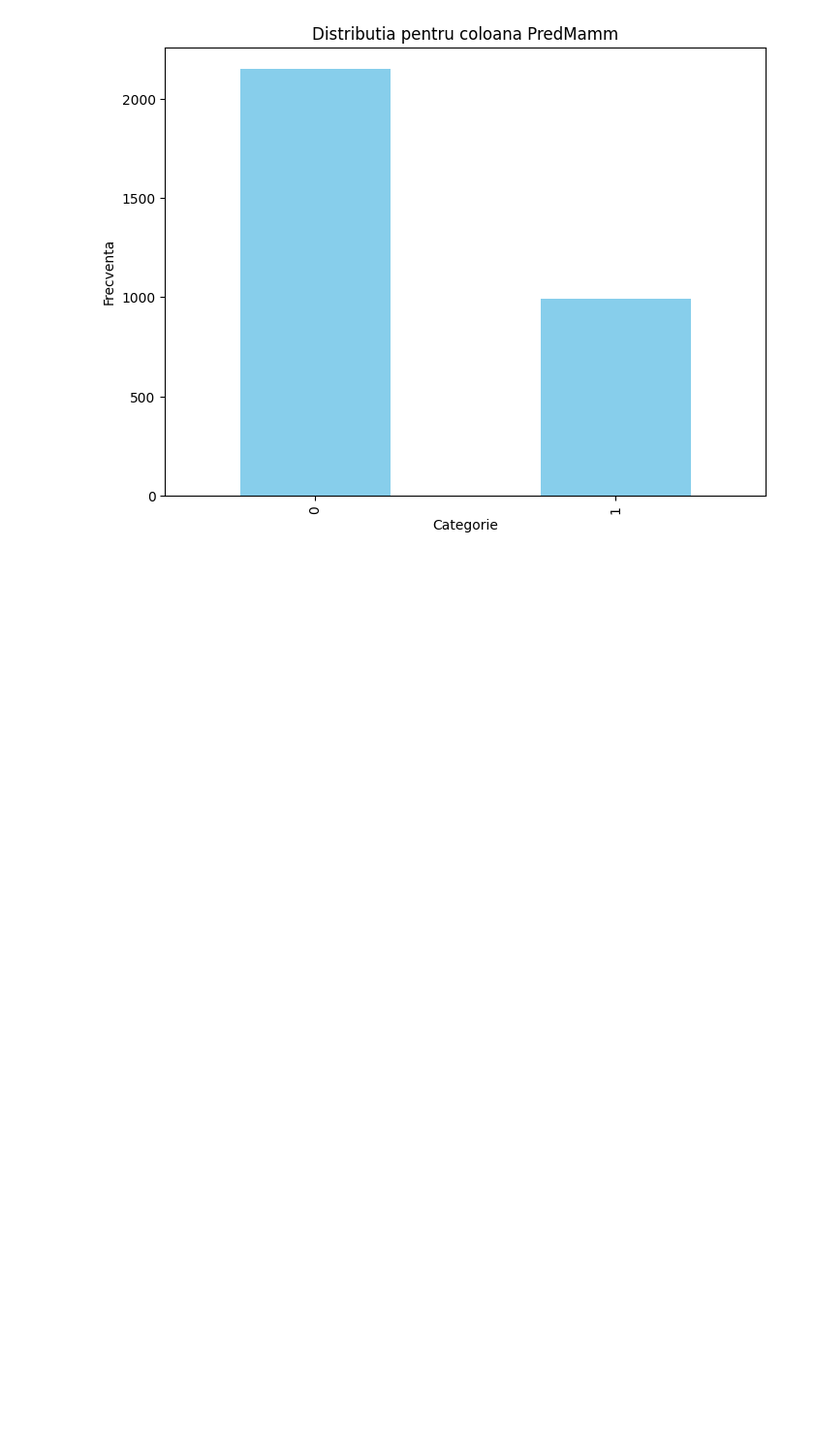
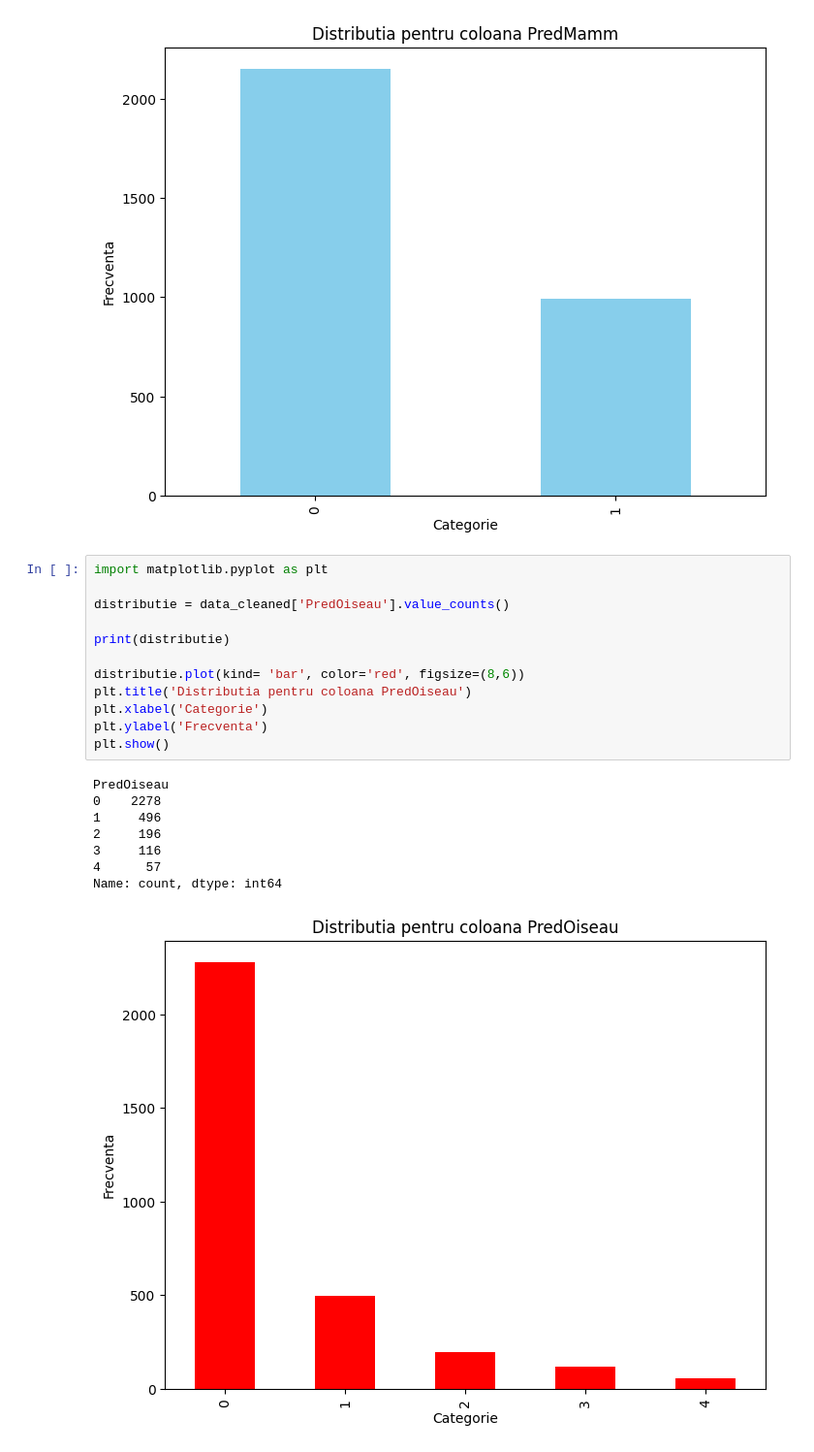
Before and after one commit to BejenaruIoanMatei/FacultateAI, a Jupyter notebook: Dataset/Analysis.ipynb, the cells around one changed output. Shown at 97% size. Drawn from its saved outputs; the diff is of its cells as text; blank space fills up the shorter version.

Commit message:
Analiza set de date pt 8
modificat valorile din PredMamm si PredOiseau

```diff
--- a/Dataset/Analysis.ipynb
+++ b/Dataset/Analysis.ipynb
@@ -308,3 +308,24 @@ PredMamm
 1     992
 Name: count, dtype: int64
 [figure]
+# %%
+import matplotlib.pyplot as plt
+
+distributie = data_cleaned['PredOiseau'].value_counts()
+
+print(distributie)
+
+distributie.plot(kind= 'bar', color='red', figsize=(8,6))
+plt.title('Distributia pentru coloana PredOiseau')
+plt.xlabel('Categorie')
+plt.ylabel('Frecventa')
+plt.show()
+# %% [output]
+PredOiseau
+0    2278
+1     496
+2     196
+3     116
+4      57
+Name: count, dtype: int64
+[figure, added]
```
Also changed, not shown: parts of 3 cells of this notebook, 1 other file.
